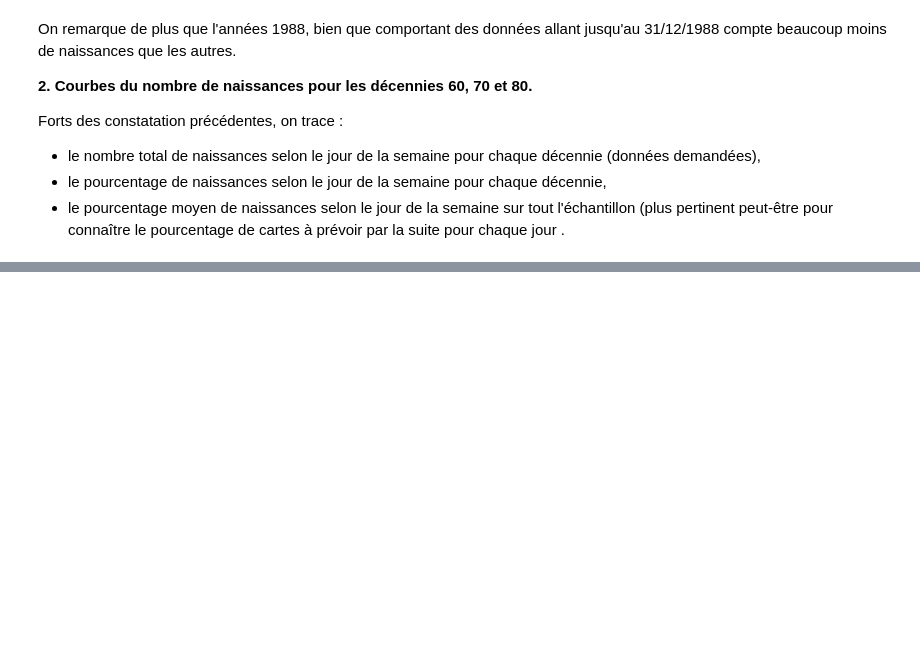
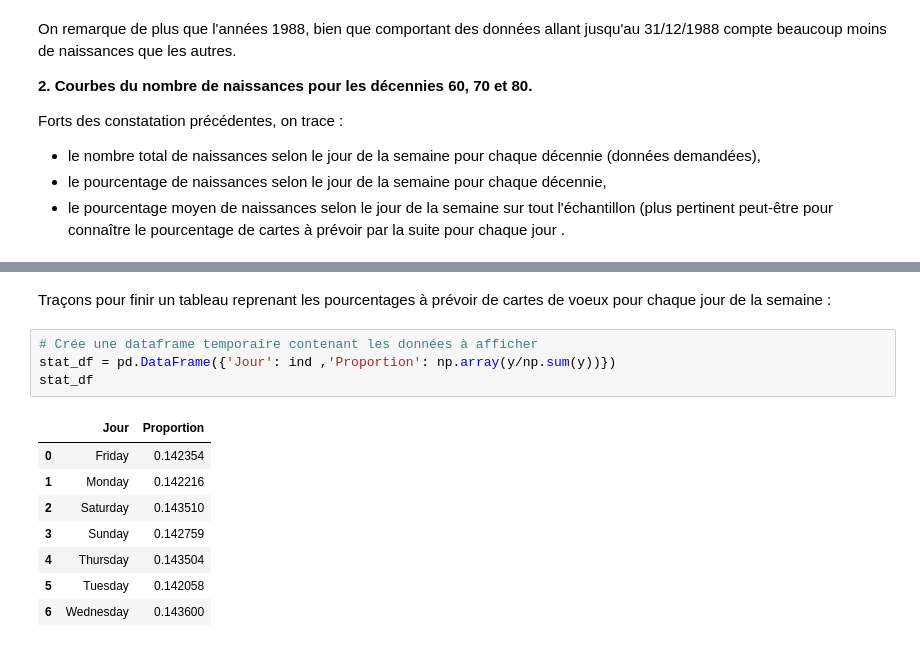
Before and after one commit to SmellyArmure/04-Jupyter, a Jupyter notebook: Exo-CartesVoeux/Exo-CartesVoeux.ipynb, the cells around one changed output, grey strips where cells are left out. Cells and saved outputs as stored; diff of their text form; blank space fills up the shorter version.

```diff
--- a/Exo-CartesVoeux/Exo-CartesVoeux.ipynb
+++ b/Exo-CartesVoeux/Exo-CartesVoeux.ipynb
@@ -314,0 +328,15 @@ plt.show()
+# %% [markdown]
+Traçons pour finir un tableau reprenant les pourcentages à prévoir de cartes de voeux pour chaque jour de la semaine :
+# %%
+# Crée une dataframe temporaire contenant les données à afficher
+stat_df = pd.DataFrame({'Jour': ind ,'Proportion': np.array(y/np.sum(y))})
+stat_df
+# %% [output]
+|  | Jour | Proportion |
+| 0 | Friday | 0.142354 |
+| 1 | Monday | 0.142216 |
+| 2 | Saturday | 0.143510 |
+| 3 | Sunday | 0.142759 |
+| 4 | Thursday | 0.143504 |
+| 5 | Tuesday | 0.142058 |
+| 6 | Wednesday | 0.143600 |
```
Also changed, not shown: parts of 4 cells of this notebook.
